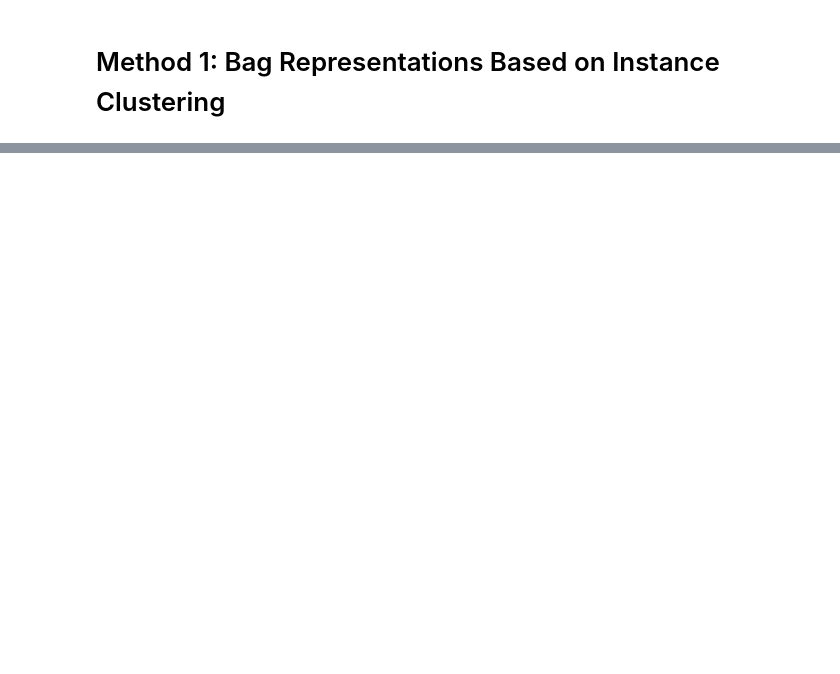
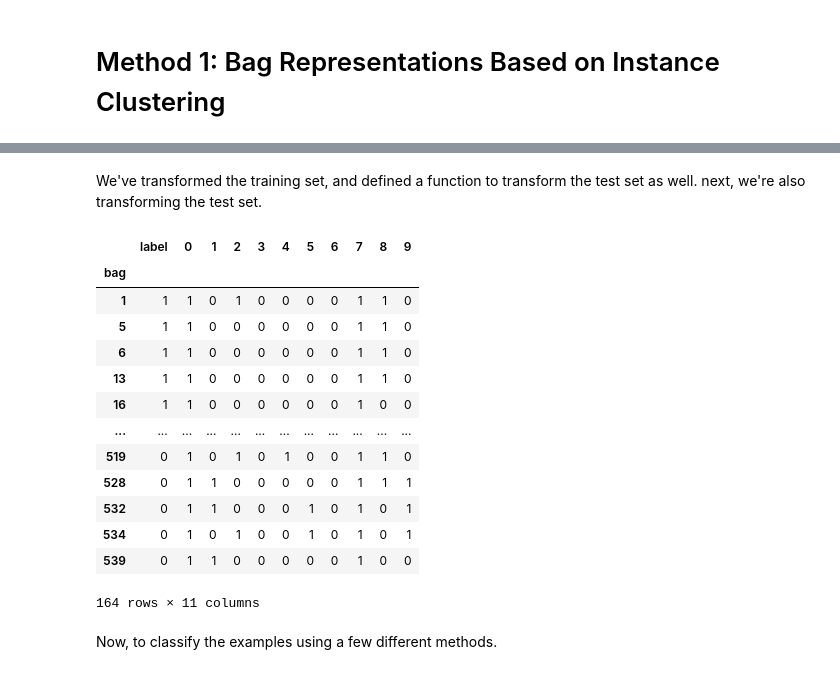
Before and after one commit to GeorgeM2000/Classification-of-Bird-Recordings, a Jupyter notebook: Brown_Creeper_Dataset___Multi_Instance_Learning.ipynb, the cells around one changed output, grey strips where cells are left out. Drawn from its saved outputs; the diff is of its cells as text; code cells hidden in the pictures; blank space fills up the shorter version.

```diff
--- a/Brown_Creeper_Dataset___Multi_Instance_Learning.ipynb
+++ b/Brown_Creeper_Dataset___Multi_Instance_Learning.ipynb
@@ -197,3 +213,34 @@ def transform_bag(new_bag):
     row[i] = 1
 
   return row
+# %% [markdown]
+We've transformed the training set, and defined a function to transform the test set as well. next, we're also transforming the test set.
+# %%
+transformed_test_df = pd.DataFrame(columns=["label","bag"]+sorted(range(10)))
+
+for bag in test_df["bag"].unique():
+  indices = list(test_df.loc[test_df["bag"]==bag].index)
+  label = test_df["label"][indices[0]]
+  row = transform_bag(test_df.loc[test_df["bag"]==bag])
+  transformed_test_df.loc[len(transformed_test_df)] = [label,bag]+row
+
+transformed_test_df = transformed_test_df.set_index(transformed_test_df["bag"]).drop(columns=["bag"])
+
+display(transformed_test_df)
+# %% [output]
+|  | label | 0 | 1 | 2 | 3 | 4 | 5 | 6 | 7 | 8 | 9 |
+| bag |  |  |  |  |  |  |  |  |  |  |  |
+| 1 | 1 | 1 | 0 | 1 | 0 | 0 | 0 | 0 | 1 | 1 | 0 |
+| 5 | 1 | 1 | 0 | 0 | 0 | 0 | 0 | 0 | 1 | 1 | 0 |
+| 6 | 1 | 1 | 0 | 0 | 0 | 0 | 0 | 0 | 1 | 1 | 0 |
+| 13 | 1 | 1 | 0 | 0 | 0 | 0 | 0 | 0 | 1 | 1 | 0 |
+| 16 | 1 | 1 | 0 | 0 | 0 | 0 | 0 | 0 | 1 | 0 | 0 |
+| ... | ... | ... | ... | ... | ... | ... | ... | ... | ... | ... | ... |
+| 519 | 0 | 1 | 0 | 1 | 0 | 1 | 0 | 0 | 1 | 1 | 0 |
+| 528 | 0 | 1 | 1 | 0 | 0 | 0 | 0 | 0 | 1 | 1 | 1 |
+| 532 | 0 | 1 | 1 | 0 | 0 | 0 | 1 | 0 | 1 | 0 | 1 |
+| 534 | 0 | 1 | 0 | 1 | 0 | 0 | 1 | 0 | 1 | 0 | 1 |
+| 539 | 0 | 1 | 1 | 0 | 0 | 0 | 0 | 0 | 1 | 0 | 0 |
+164 rows × 11 columns
+# %% [markdown]
+Now, to classify the examples using a few different methods.
```
Also changed, not shown: parts of 31 cells of this notebook.
